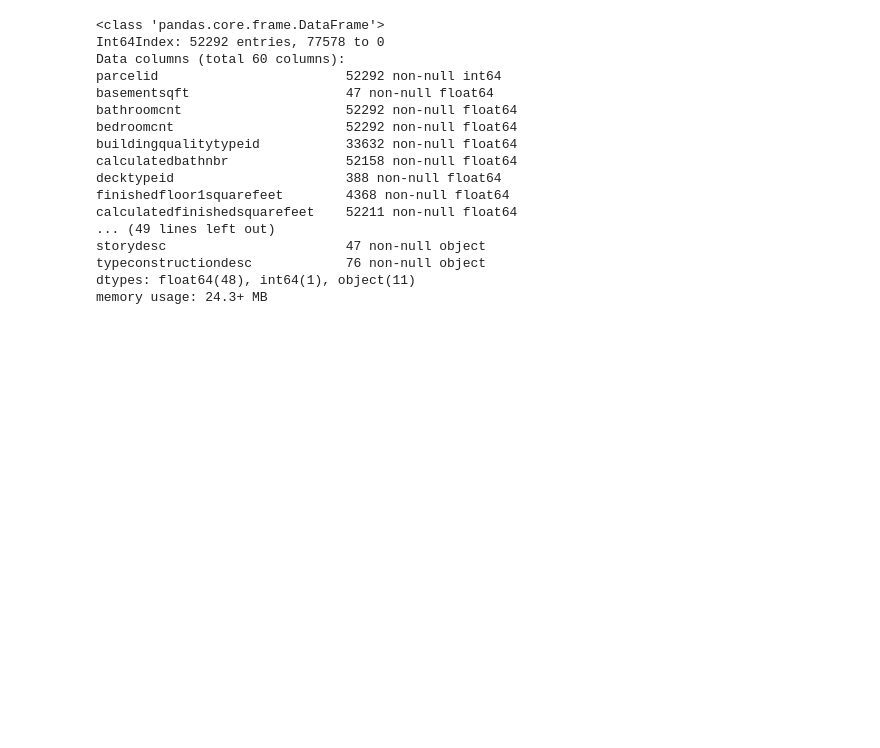
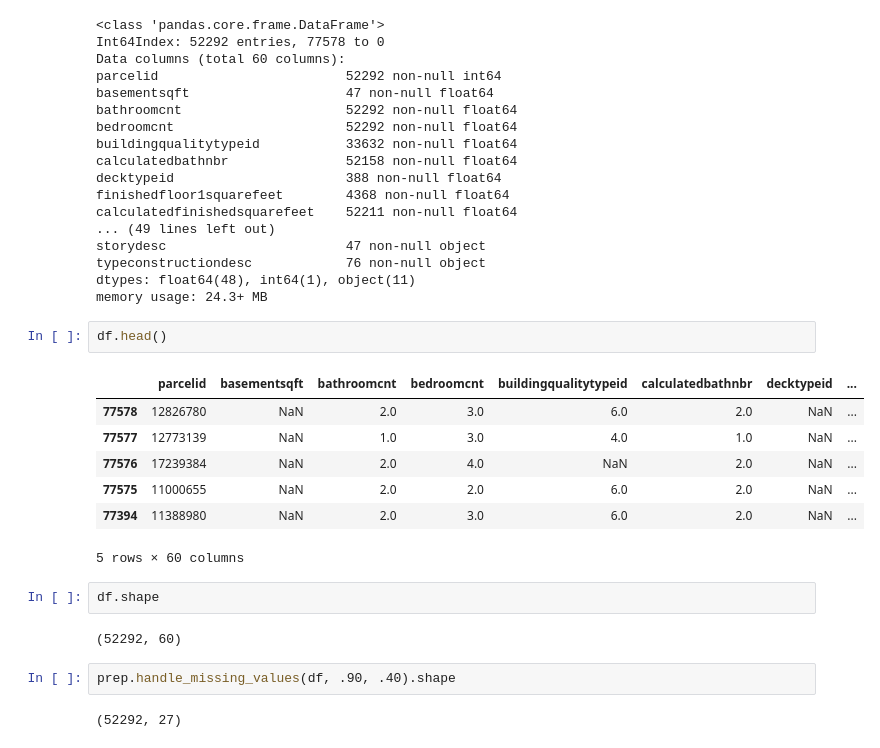
Before and after one commit to RainierCluster/zillow-cluster, a Jupyter notebook: mists_clustsers.ipynb, the cells around one changed output. Drawn from its saved outputs; the diff is of its cells as text; blank space fills up the shorter version.

```diff
--- a/mists_clustsers.ipynb
+++ b/mists_clustsers.ipynb
@@ -22,3 +23,21 @@ storydesc                       47 non-null object
 typeconstructiondesc            76 non-null object
 dtypes: float64(48), int64(1), object(11)
 memory usage: 24.3+ MB
+# %%
+df.head()
+# %% [output]
+|  | parcelid | basementsqft | bathroomcnt | bedroomcnt | buildingqualitytypeid | calculatedbathnbr | decktypeid | ... |
+| 77578 | 12826780 | NaN | 2.0 | 3.0 | 6.0 | 2.0 | NaN | ... |
+| 77577 | 12773139 | NaN | 1.0 | 3.0 | 4.0 | 1.0 | NaN | ... |
+| 77576 | 17239384 | NaN | 2.0 | 4.0 | NaN | 2.0 | NaN | ... |
+| 77575 | 11000655 | NaN | 2.0 | 2.0 | 6.0 | 2.0 | NaN | ... |
+| 77394 | 11388980 | NaN | 2.0 | 3.0 | 6.0 | 2.0 | NaN | ... |
+5 rows × 60 columns
+# %%
+df.shape
+# %% [output]
+(52292, 60)
+# %%
+prep.handle_missing_values(df, .90, .40).shape
+# %% [output]
+(52292, 27)
```
Also changed, not shown: parts of 6 cells of this notebook.
